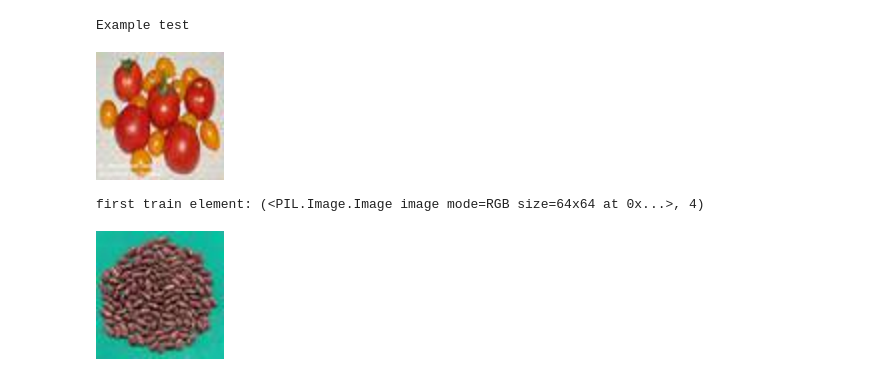
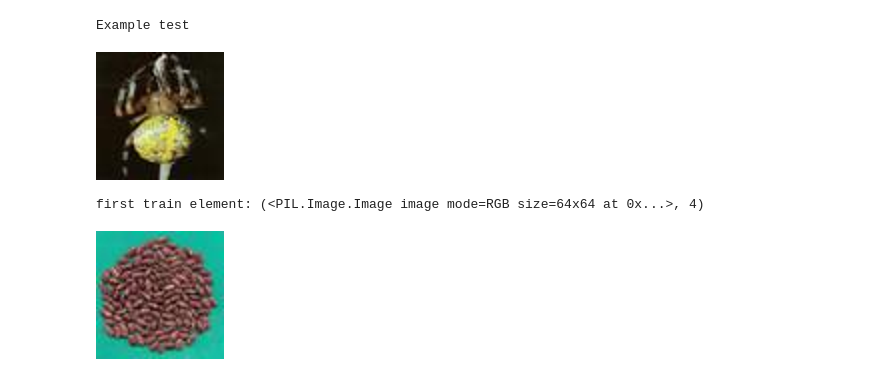
Before and after one commit to q3eq3e/Artificial-neural-networks-lab, a Jupyter notebook: cw3/solution.ipynb, the cells around one changed output. Saved outputs shown, nothing was run; the diff lists cells and outputs as text; code cells hidden in the pictures.

```diff
--- a/cw3/solution.ipynb
+++ b/cw3/solution.ipynb
@@ -46,7 +77,7 @@ device = torch.device("cpu")
 class TestDataset(Dataset):
     def __init__(self, root_dir, transform=None):
         self.root_dir = root_dir
-        self.files = [f for f in os.listdir(root_dir) if f != ".gitkeep"]
+        self.files = sorted([f for f in os.listdir(root_dir) if f != ".gitkeep"])
         self.transform = transform
 
     def __len__(self):
@@ -62,3 +93,17 @@ class TestDataset(Dataset):
             image = self.transform(image)
 
         return image, img_name
+# %%
+train_file_id = "1Qap-JOj0ZW-p-rS84S-fzggZPbqulQyN"
+test_file_id = "1KEt3fVERZg7mLLkcwBfxy_QXtqlqa_Sf"
+gdown.download(id=train_file_id, output="train.zip", quiet=False)
+gdown.download(id=test_file_id, output="test.zip", quiet=False)
+
+with zipfile.ZipFile("train.zip", 'r') as zip_ref:
+    zip_ref.extractall("data")
+
+with zipfile.ZipFile("test.zip", 'r') as zip_ref:
+    zip_ref.extractall("data")
+
+TRAIN_PATH = "/content/data/train"
+TEST_PATH = "/content/data/test"
@@ -65,15 +118,15 @@ class TestDataset(Dataset):
 # %%
 transform = transforms.Compose([transforms.ToTensor()])
-trainset = torchvision.datasets.ImageFolder("train/")
-testset = TestDataset("test/")
+trainset = torchvision.datasets.ImageFolder(TRAIN_PATH)
+testset = TestDataset(TEST_PATH)
 
-# map_class_to_idx = dataset_clean.class_to_idx  # map nazwy klasy na index
 map_class_to_idx = trainset.class_to_idx  # map nazwy klasy na index
 print('Example test')
-testset[4][0].resize((128, 128)).show()
+display(testset[4][0].resize((128, 128)))
+# testset[4][0].resize((128, 128)).show()
 # %% [output]
 Example test
-[figure, old version]
+[figure, new version]
 # %%
 sample = trainset[7777]
 print("first train element:", sample)
```
Also changed, not shown: parts of 24 cells of this notebook.
